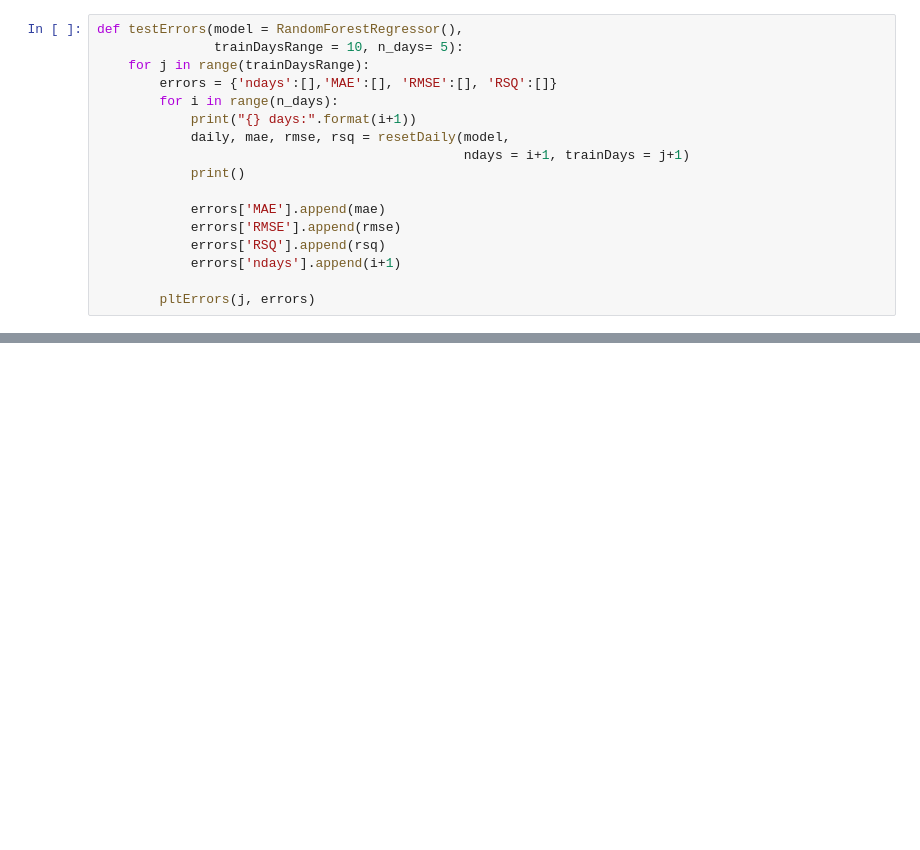
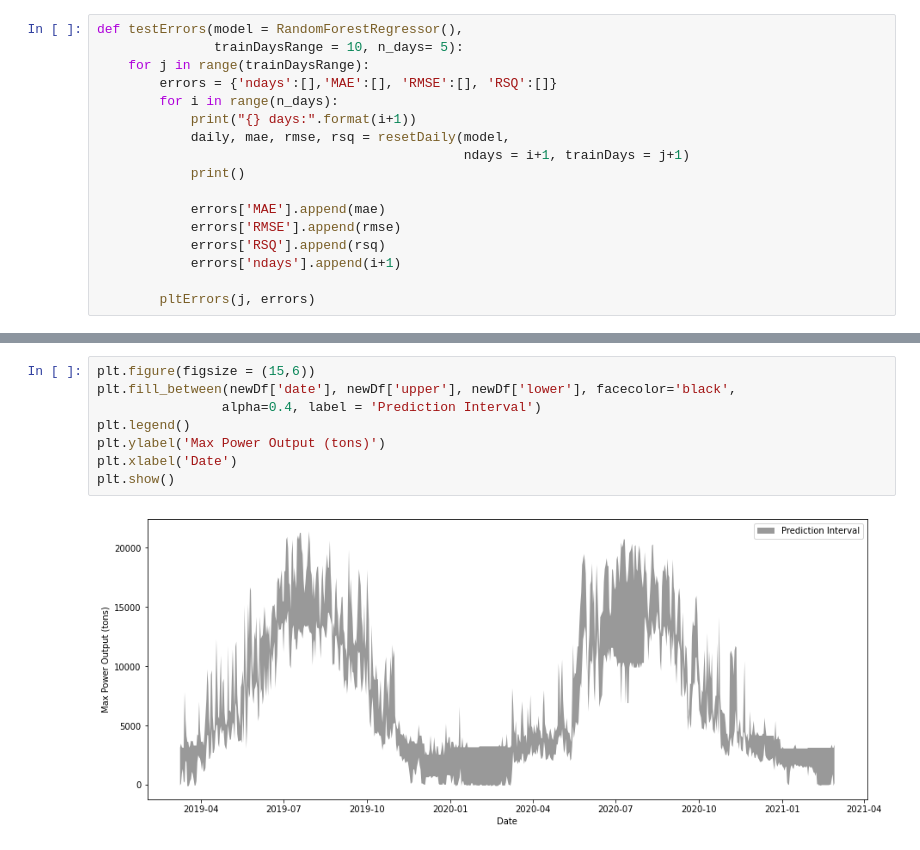
Before and after one commit to wadekb22/CHW_Forecasting, a Jupyter notebook: models/random forest model.ipynb, the cells around one changed output, grey strips where cells are left out. Drawn from its saved outputs; the diff is of its cells as text; blank space fills up the shorter version.

```diff
--- a/models/random forest model.ipynb
+++ b/models/random forest model.ipynb
@@ -423,0 +528,10 @@ Mean Absolute Error: 1021.18
+# %%
+plt.figure(figsize = (15,6))
+plt.fill_between(newDf['date'], newDf['upper'], newDf['lower'], facecolor='black',
+                alpha=0.4, label = 'Prediction Interval')
+plt.legend()
+plt.ylabel('Max Power Output (tons)')
+plt.xlabel('Date')
+plt.show()
+# %% [output]
+[figure, added]
```
Also changed, not shown: parts of 24 cells of this notebook.
